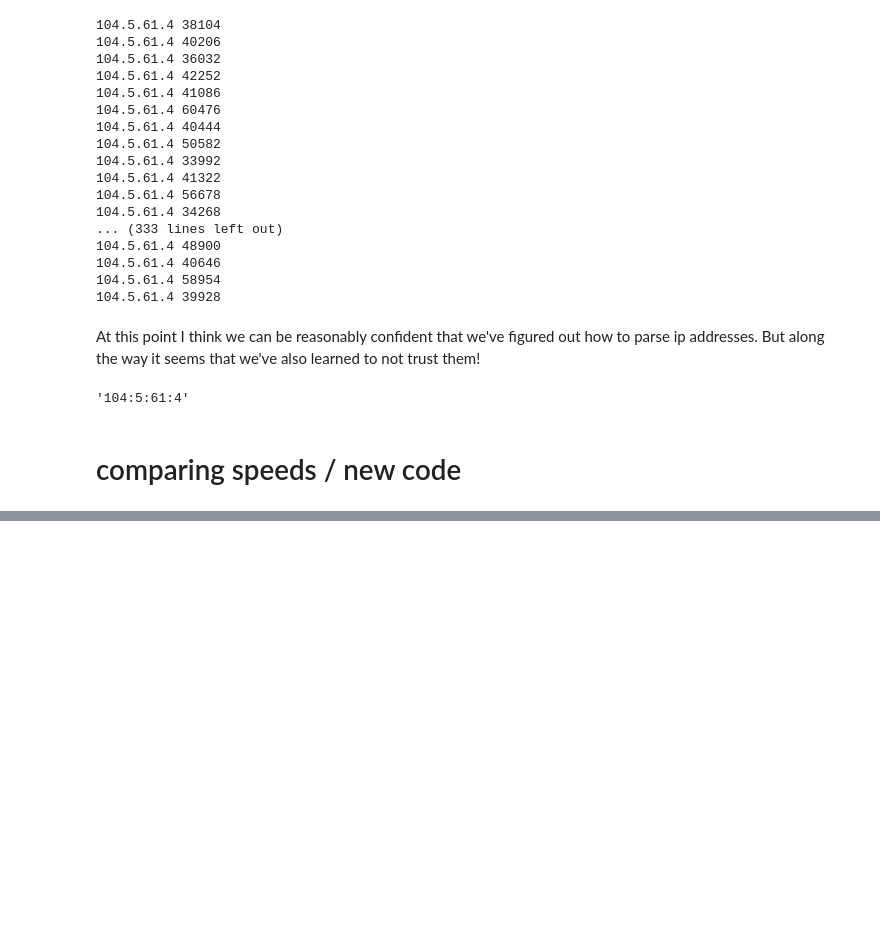
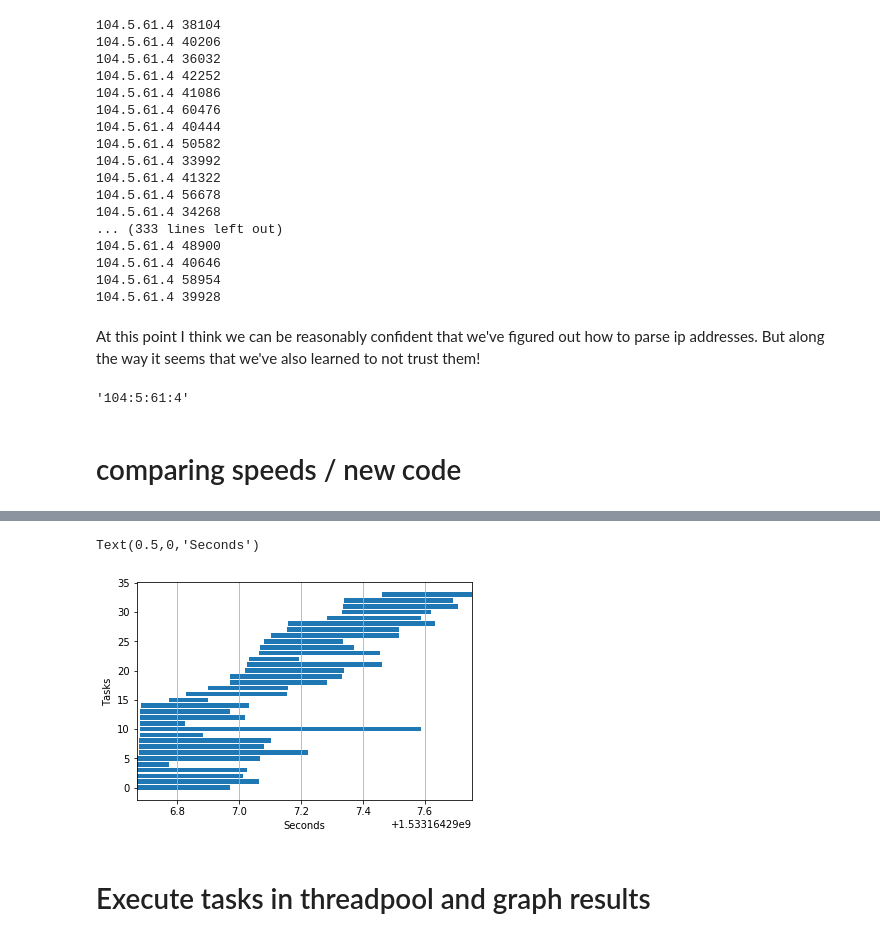
Before and after one commit to justinmoon/bitcoincorps, a Jupyter notebook: 3. (WIP) Parley With 10000 Nodes.ipynb, the cells around one changed output, grey strips where cells are left out. Cells and saved outputs as stored; diff of their text form; code cells hidden in the pictures; blank space fills up the shorter version.

```diff
--- a/3. (WIP) Parley With 10000 Nodes.ipynb
+++ b/3. (WIP) Parley With 10000 Nodes.ipynb
@@ -321,0 +290,9 @@ success
+# %%
+_futures = futures[0]
+# %%
+results = [f.result() for f in _futures if f.result() is not None]
+# %%
+start_stop = [(start, stop) for (msg, start, stop) in results]
+# %%
+start_stop = sorted(start_stop, key=lambda tup: tup[0])
+start_stop
@@ -321,0 +317,14 @@ success
+# %%
+import numpy as np
+import matplotlib.pyplot as plt
+
+start,stop = np.array(start_stop).T
+plt.barh(range(len(start)), stop-start, left=start)
+plt.grid(axis="x")
+plt.ylabel("Tasks")
+plt.xlabel("Seconds")
+# %% [output]
+Text(0.5,0,'Seconds')
+[figure, added]
+# %% [markdown]
+# Execute tasks in threadpool and graph results
```
Also changed, not shown: parts of 7 cells of this notebook, 1 other file.
